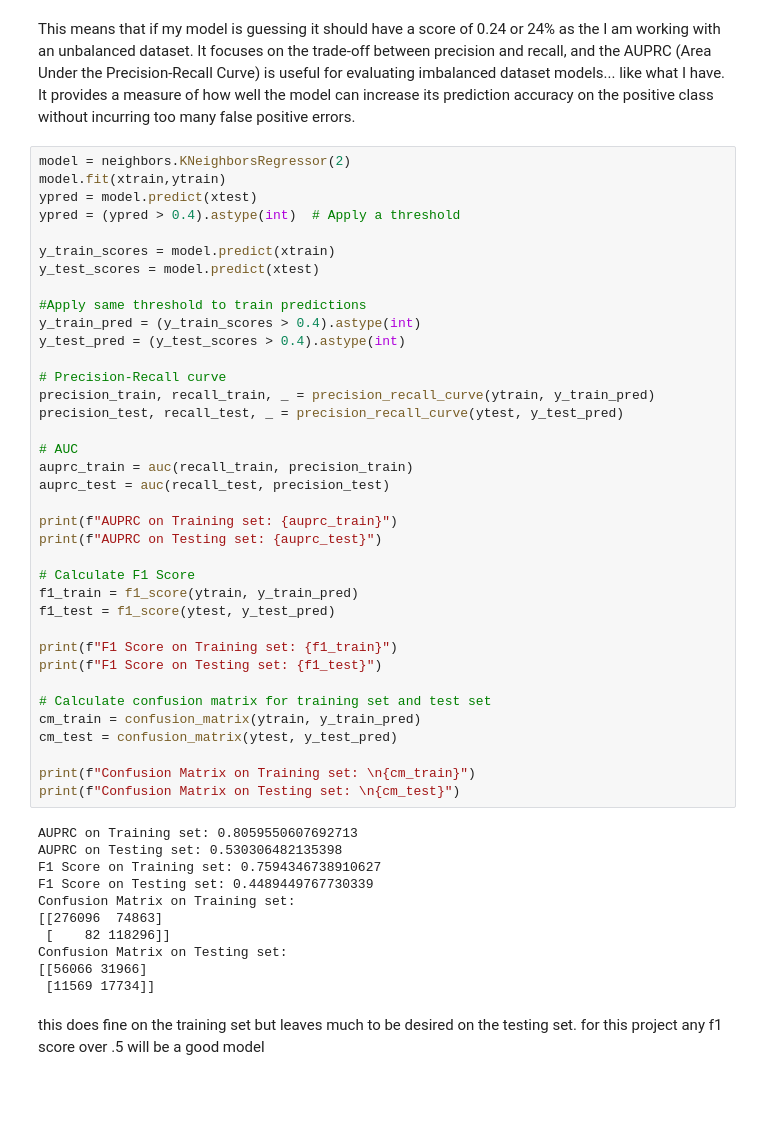
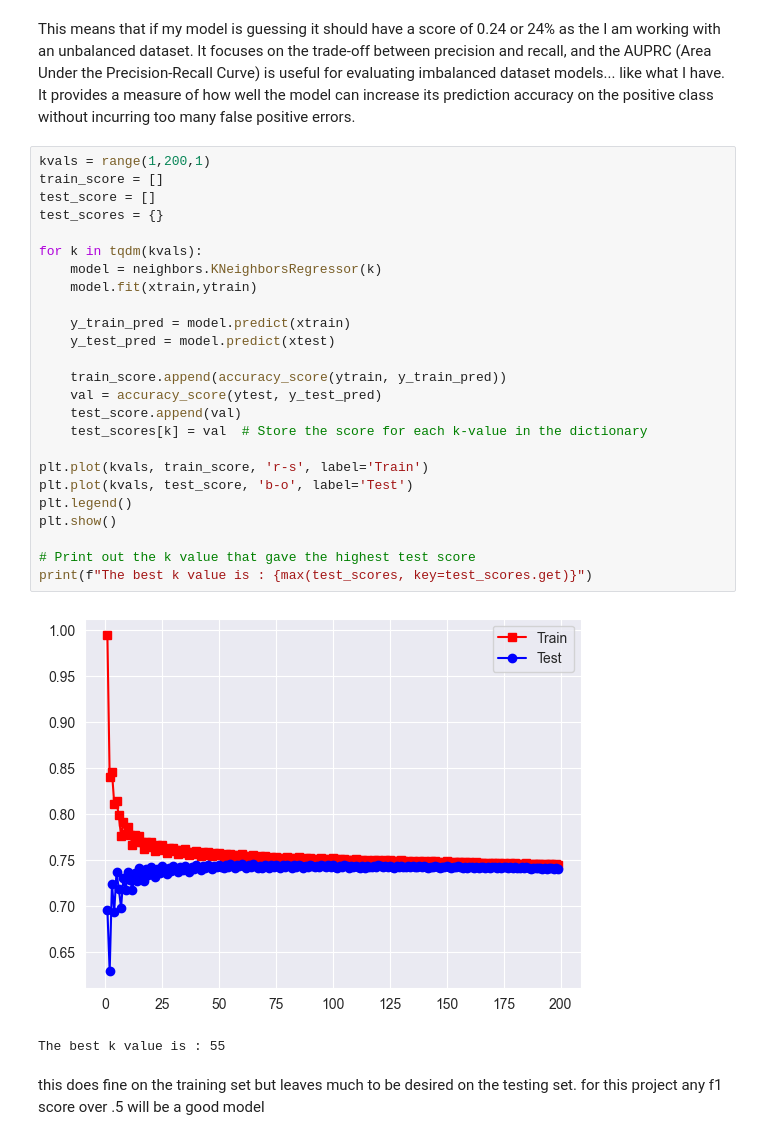
Before and after one commit to Coopsims/Random-Projects, a Jupyter notebook: Spotify Data Science/Song Popularity/Spotify analysis.ipynb, the cells around one changed output. Drawn from its saved outputs; the diff is of its cells as text; blank space fills up the shorter version.

```diff
--- a/Spotify Data Science/Song Popularity/Spotify analysis.ipynb
+++ b/Spotify Data Science/Song Popularity/Spotify analysis.ipynb
@@ -114,53 +118,33 @@ print(f"The AUPRC baseline is: {positive_class_proportion}")
 The AUPRC baseline is: 0.2522238817736509
 # %% [markdown]
 This means that if my model is guessing it should have a score of 0.24 or 24% as the I am working with an unbalanced dataset. It focuses on the trade-off between precision and recall, and the AUPRC (Area Under the Precision-Recall Curve) is  useful for evaluating imbalanced dataset models... like what I have. It provides a measure of how well the model can increase its prediction accuracy on the positive class without incurring too many false positive errors.
-# %%
-model = neighbors.KNeighborsRegressor(2)
-model.fit(xtrain,ytrain)
-ypred = model.predict(xtest)
-ypred = (ypred > 0.4).astype(int)  # Apply a threshold
-
-y_train_scores = model.predict(xtrain)
-y_test_scores = model.predict(xtest)
-
-#Apply same threshold to train predictions
-y_train_pred = (y_train_scores > 0.4).astype(int)
-y_test_pred = (y_test_scores > 0.4).astype(int)
-
-# Precision-Recall curve
-precision_train, recall_train, _ = precision_recall_curve(ytrain, y_train_pred)
-precision_test, recall_test, _ = precision_recall_curve(ytest, y_test_pred)
-
-# AUC
-auprc_train = auc(recall_train, precision_train)
-auprc_test = auc(recall_test, precision_test)
-
-print(f"AUPRC on Training set: {auprc_train}")
-print(f"AUPRC on Testing set: {auprc_test}")
-
-# Calculate F1 Score
-f1_train = f1_score(ytrain, y_train_pred)
-f1_test = f1_score(ytest, y_test_pred)
-
-print(f"F1 Score on Training set: {f1_train}")
-print(f"F1 Score on Testing set: {f1_test}")
-
-# Calculate confusion matrix for training set and test set
-cm_train = confusion_matrix(ytrain, y_train_pred)
-cm_test = confusion_matrix(ytest, y_test_pred)
-
-print(f"Confusion Matrix on Training set: \n{cm_train}")
-print(f"Confusion Matrix on Testing set: \n{cm_test}")
-# %% [output]
-AUPRC on Training set: 0.8059550607692713
-AUPRC on Testing set: 0.530306482135398
-F1 Score on Training set: 0.7594346738910627
-F1 Score on Testing set: 0.4489449767730339
-Confusion Matrix on Training set:
-[[276096  74863]
- [    82 118296]]
-Confusion Matrix on Testing set:
-[[56066 31966]
- [11569 17734]]
+# %%
+kvals = range(1,200,1)
+train_score = []
+test_score = []
+test_scores = {}
+
+for k in tqdm(kvals):
+    model = neighbors.KNeighborsRegressor(k)
+    model.fit(xtrain,ytrain)
+
+    y_train_pred = model.predict(xtrain)
+    y_test_pred = model.predict(xtest)
+
+    train_score.append(accuracy_score(ytrain, y_train_pred))
+    val = accuracy_score(ytest, y_test_pred)
+    test_score.append(val)
+    test_scores[k] = val  # Store the score for each k-value in the dictionary
+
+plt.plot(kvals, train_score, 'r-s', label='Train')
+plt.plot(kvals, test_score, 'b-o', label='Test')
+plt.legend()
+plt.show()
+
+# Print out the k value that gave the highest test score
+print(f"The best k value is : {max(test_scores, key=test_scores.get)}")
+# %% [output]
+[figure, added]
+The best k value is : 55
 # %% [markdown]
 this does fine on the training set but leaves much to be desired on the testing set. for this project any f1 score over .5 will be a good model
```
Also changed, not shown: parts of 33 cells of this notebook.
